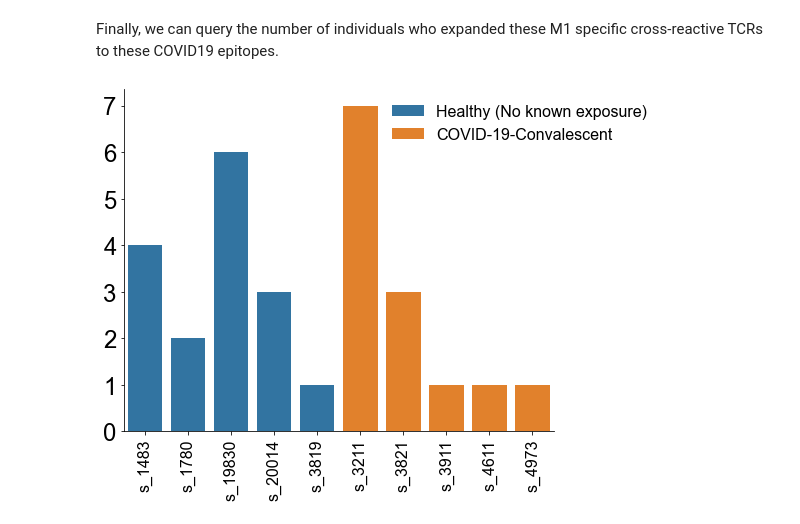
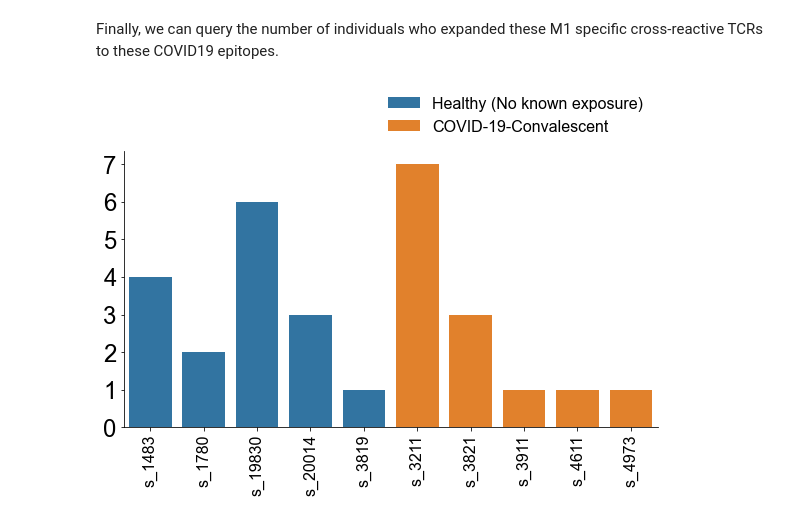
Before and after one commit to sidhomj/COVID19, a Jupyter notebook: Reproduce_Results.ipynb, the cells around one changed output. Drawn from its saved outputs; the diff is of its cells as text; code cells hidden in the pictures.

```diff
--- a/Reproduce_Results.ipynb
+++ b/Reproduce_Results.ipynb
@@ -187,12 +187,12 @@ Finally, we can query the number of individuals who expanded these M1 specific c
 # %%
 data_sel = data[data['Epitope.peptide']==pept_idx]
 data_sel.drop_duplicates(subset=['beta_sequences','Subject'],inplace=True)
 data_sel['counts']=1
 df_agg = data_sel.groupby(['Subject']).agg({'Cohort':'first','counts':'sum'}).reset_index()
 leg = BarPlotCohort(df_agg)
-bbox_to_anchor=[1.25, 1.0]
+bbox_to_anchor=[1.0, 1.25]
 leg.set_bbox_to_anchor(bbox_to_anchor)
 plt.tight_layout()
 plt.savefig('Results/1D.eps')
 # %% [output]
-[figure, old version]
+[figure, new version]
```
Also changed, not shown: 6 other files.
